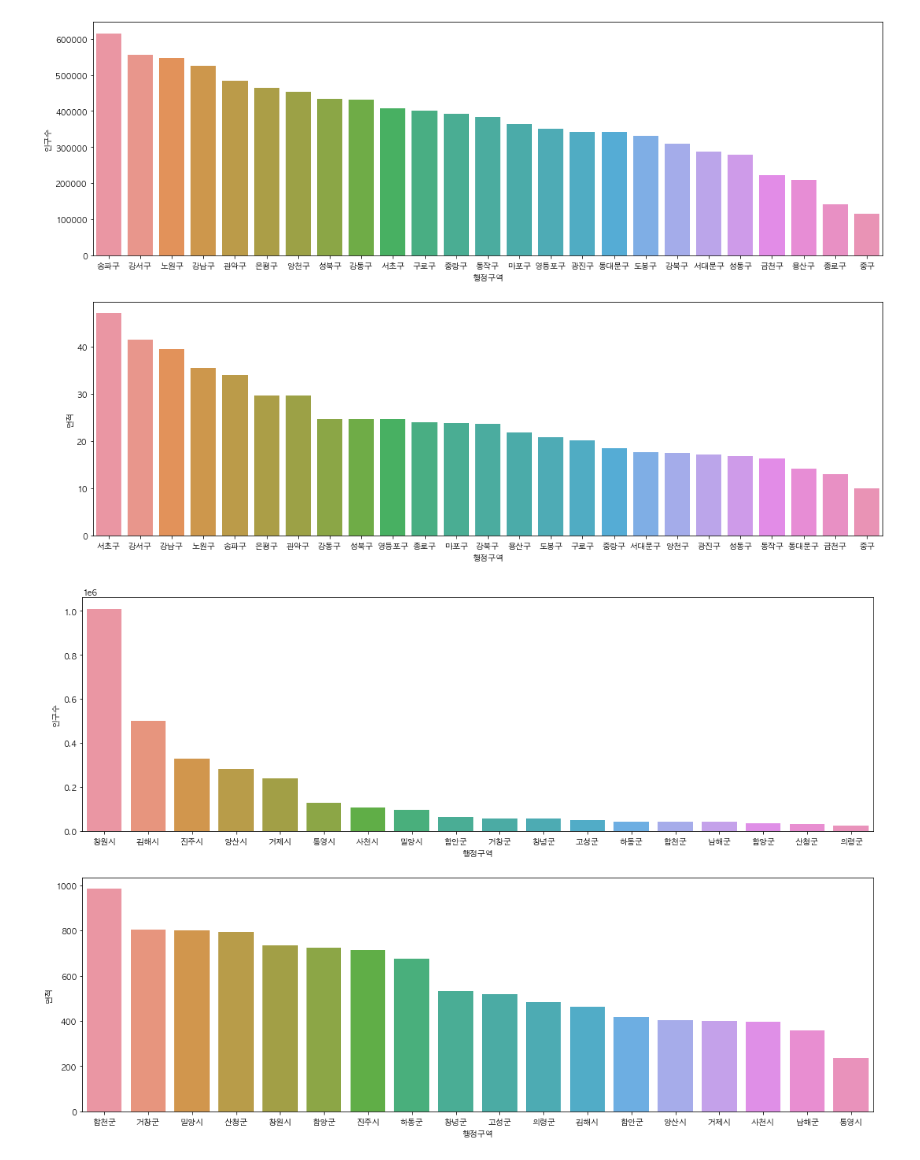
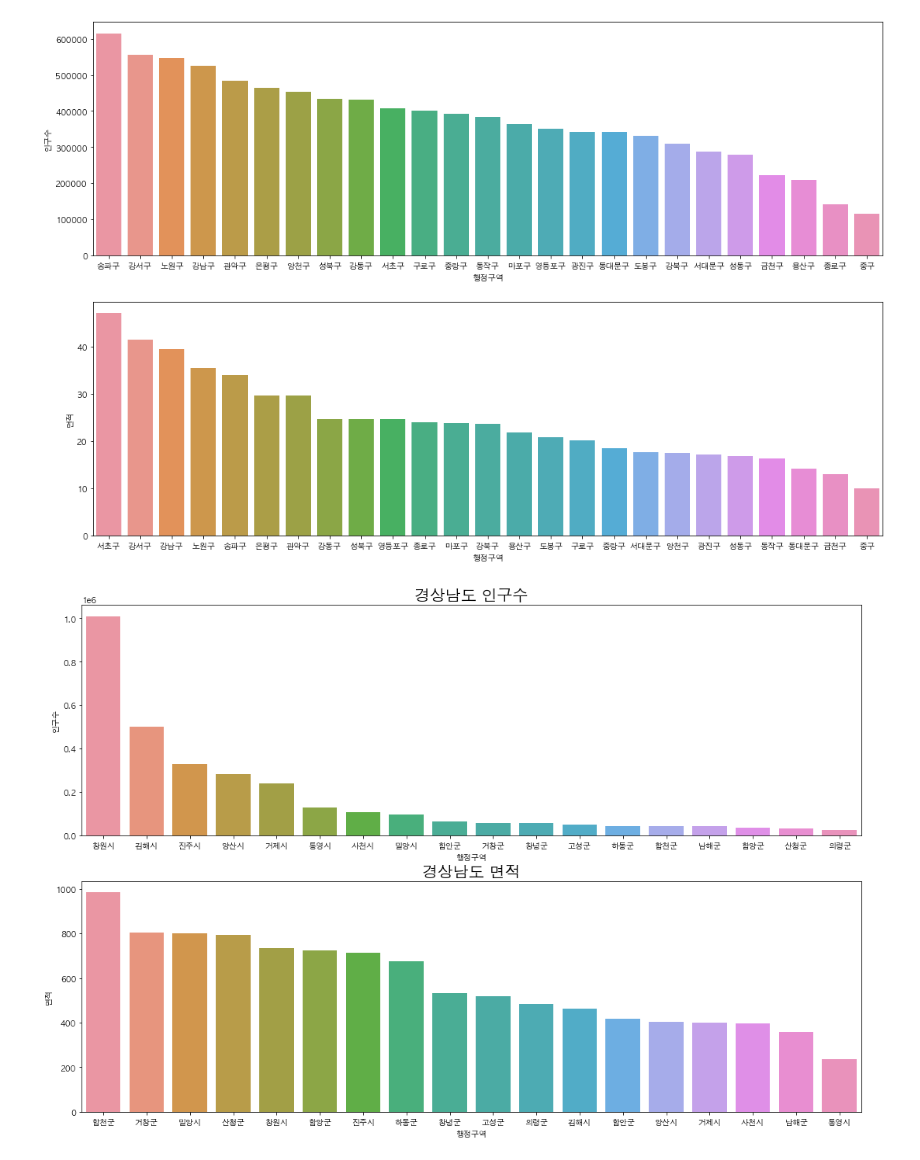
Before and after one commit to JongHwaShin/webscraping, a Jupyter notebook: 07행정구역정보분석.ipynb, the cells around one changed output. Drawn from its saved outputs; the diff is of its cells as text; code cells hidden in the pictures.

```diff
--- a/07행정구역정보분석.ipynb
+++ b/07행정구역정보분석.ipynb
@@ -575,21 +575,22 @@ AxesSubplot(0.125,0.125;0.775x0.343182)
 # %%
 #광역시도 이름을 인자로 받아서 인구수와 면적을 보여주는 barplot을 그리는 함수
 # figure,(axes1,axes2) = plt.subplots(nrows=2,ncols=1) #2행 1열 AxesSubplot객체가 두개생김
 # figure.set_size_inches(18,12) #도화지 사이즛 설정
 # print(axes1)
 # print(axes2)
 # sns.barplot(x = '행정구역', y = '인구수',data = seoul_df.sort_values(by='인구수',ascending=False), ax = axes1)
 # sns.barplot(x = '행정구역', y = '면적',data = seoul_df.sort_values(by='면적',ascending=False), ax = axes2)
 # seoul_df = data.loc[data['광역시도'] == '서울특별시']
 
 def make_city_plot(sido_name):
     figure,(axes1,axes2) = plt.subplots(nrows=2,ncols=1)
     figure.set_size_inches(18,12)
     sido_df = data.loc[data['광역시도'] == sido_name]
-    sns.barplot(x = '행정구역', y = '인구수',data = sido_df.sort_values(by = '인구수',ascending=False),ax = axes1)
-    sns.barplot(x = '행정구역', y = '면적', data = sido_df.sort_values(by='면적',ascending=False),ax = axes2)
-
+    pop_plot = sns.barplot(x = '행정구역', y = '인구수',data = sido_df.sort_values(by = '인구수',ascending=False),ax = axes1)
+    area_plot = sns.barplot(x = '행정구역', y = '면적', data = sido_df.sort_values(by='면적',ascending=False),ax = axes2)
+    pop_plot.set_title(f'{sido_name} 인구수',fontsize =20)
+    area_plot.set_title(f'{sido_name} 면적',fontsize = 20)
 
 make_city_plot('경상남도')
 # %% [output]
-[figure, old version]
+[figure, new version]
```
Also changed, not shown: parts of 4 cells of this notebook, 6 other files.
